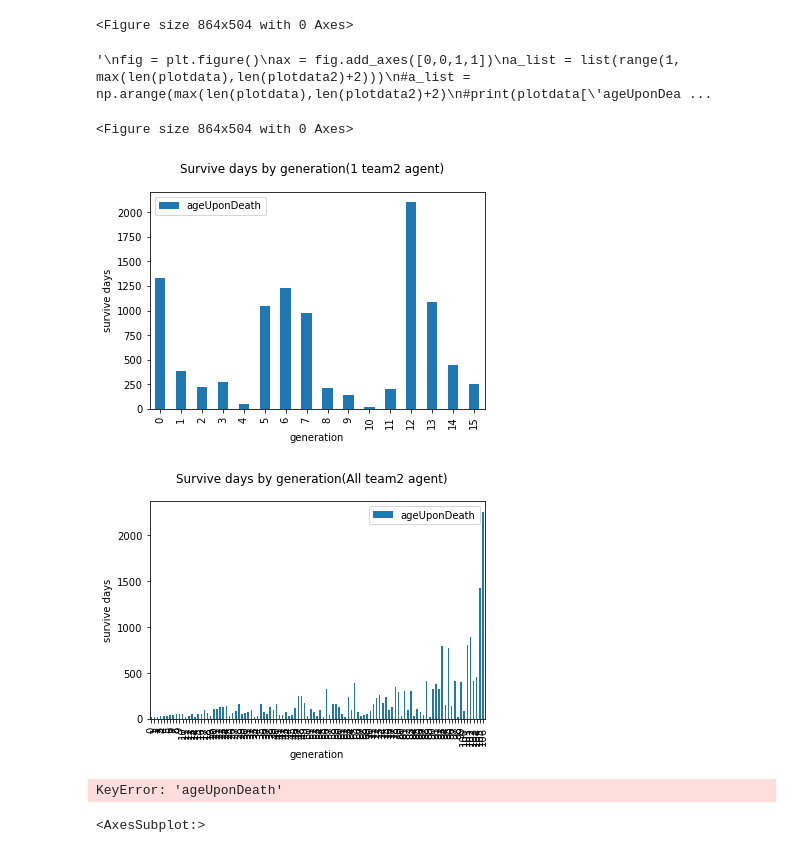
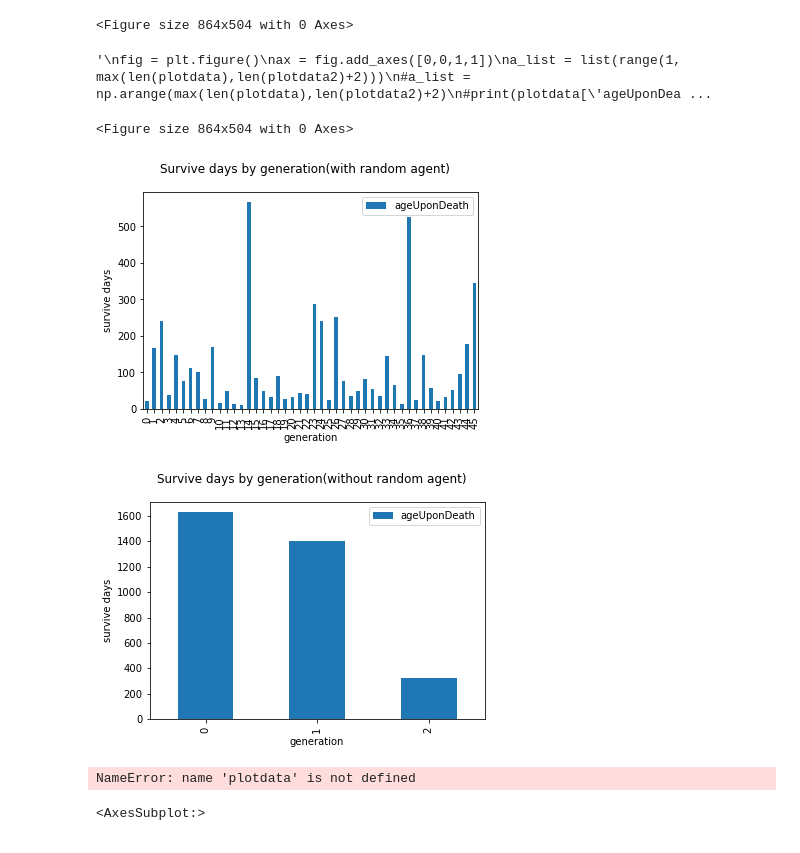
Before and after one commit to SOMAS2021/SOMAS2021, a Jupyter notebook: Experiment.ipynb, the cells around one changed output. Drawn from its saved outputs; the diff is of its cells as text; code cells hidden in the pictures.

```diff
--- a/Experiment.ipynb
+++ b/Experiment.ipynb
@@ -271,10 +271,12 @@ foodtakenDistributionVsHp(fileName, 7, 5)
 # Use death instead
 
 #td = pd.read_json("log_plot/2022-01-12-23-59-05_A1_R0_W5_02_10000_RN/death.json", lines = True)
-td = pd.read_json("log_plot/2022-01-12-23-34-14_A1_R0_W5_02_10000/death.json", lines = True)
+#td = pd.read_json("log_plot/2022-01-12-23-34-14_A1_R0_W5_02_10000/death.json", lines = True)
+td = pd.read_json("log_plot/2022-01-12-20-10-47_A1_R2_W5_02_5000/death.json", lines = True)
 
 #td2 = pd.read_json("log_plot/2022-01-12-23-34-14_A1_R0_W5_02_10000/death.json", lines = True)
-td2 = pd.read_json("log_plot/2022-01-13-00-51-11_A18_R0_W5_02_10000/death.json", lines = True)
+#td2 = pd.read_json("log_plot/2022-01-13-00-51-11_A18_R0_W5_02_10000/death.json", lines = True)
+td2 = pd.read_json("log_plot/2022-01-12-19-10-23_A1_R0_W5_02_5000/death.json", lines = True)
 
 print(td.columns)
 # %% [output]
@@ -305,7 +307,7 @@ t_all = td.loc[td['agent_type'] == "Team2"]
 plotdata = pd.DataFrame(t_all, columns = ['ageUponDeath'])
 
 sum_day_lived = plotdata['ageUponDeath'].sum()
-remain = 10000 - sum_day_lived
+remain = 5000 - sum_day_lived
 plotdata.at[-1]=remain
 
 plotdata.reset_index(inplace=True)
@@ -313,7 +315,8 @@ plotdata = pd.DataFrame(plotdata, columns = ['ageUponDeath'])
 plotdata.plot(kind='bar')
 plt.legend(loc='best')
 #plt.suptitle('Survive days by generation(without reincarnation)')
-plt.suptitle('Survive days by generation(1 team2 agent)')
+#plt.suptitle('Survive days by generation(1 team2 agent)')
+plt.suptitle('Survive days by generation(with random agent)')
 plt.xlabel('generation')
 plt.ylabel('survive days')
 #plt.grid()
@@ -325,37 +328,38 @@ sum_day_lived = plotdata2['ageUponDeath'].sum()
 #remain = 10000 - sum_day_lived
 #plotdata2.at[-1]=remain
 
 plotdata2.reset_index(inplace=True)
 plotdata2 = pd.DataFrame(plotdata2, columns = ['ageUponDeath'])
 
 plotdata2.plot(kind='bar')
 
 plt.legend(loc='best')
-#plt.suptitle('Survive days by generation(without reincarnation)')
-plt.suptitle('Survive days by generation(All team2 agent)')
+#plt.suptitle('Survive days by generation(with reincarnation)')
+#plt.suptitle('Survive days by generation(All team2 agent)')
+plt.suptitle('Survive days by generation(without random agent)')
 plt.xlabel('generation')
 plt.ylabel('survive days')
 #plt.grid()
 
 """
 fig = plt.figure()
 ax = fig.add_axes([0,0,1,1])
 a_list = list(range(1, max(len(plotdata),len(plotdata2)+2)))
 #a_list = np.arange(max(len(plotdata),len(plotdata2)+2)
 #print(plotdata['ageUponDeath'])
 ax.bar(a_list+0.00,plotdata['ageUponDeath'],width = 0.25,label = "without reincarnation")
 plt.bar(a_list+0.25,plotdata2['ageUponDeath'],width = 0.25,label = "with reincarnation")
 plt.legend(loc='best')
 fig.suptitle('Survive days by generation')
 plt.xlabel('generation')
 plt.ylabel('survive days')
 #plt.grid()
 """
 # %% [output]
 '\nfig = plt.figure()\nax = fig.add_axes([0,0,1,1])\na_list = list(range(1, max(len(plotdata),len(plotdata2)+2)))\n#a_list = np.arange(max(len(plotdata),len(plotdata2)+2)\n#print(plotdata[\'ageUponDea ...
 <Figure size 864x504 with 0 Axes>
-[figure, old version]
+[figure, new version]
-[figure, old version]
+[figure, new version]
 # %%
 #plotdata = pd.DataFrame(t_all, columns = ['ageUponDeath'])
 #plotdata.reset_index(inplace=True)
@@ -370,7 +374,7 @@ plt.xlabel('generation')
 plt.ylabel('survive days/average survive days')
 plt.grid()
 # %% [output]
-KeyError: 'ageUponDeath'
+NameError: name 'plotdata' is not defined
 # %%
 
 mean_day_lived2 = plotdata2['ageUponDeath'].mean()
```
Also changed, not shown: parts of 3 cells of this notebook, 20 other files.
